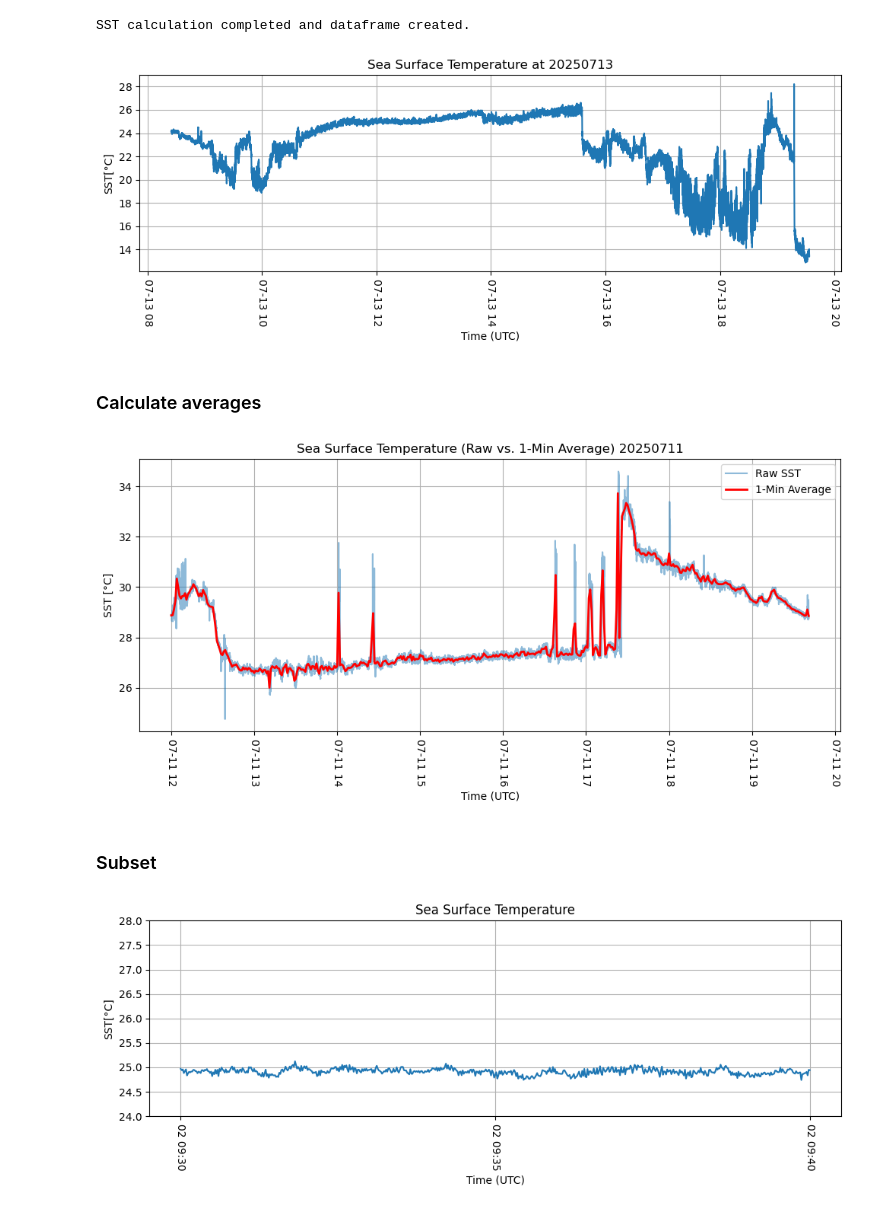
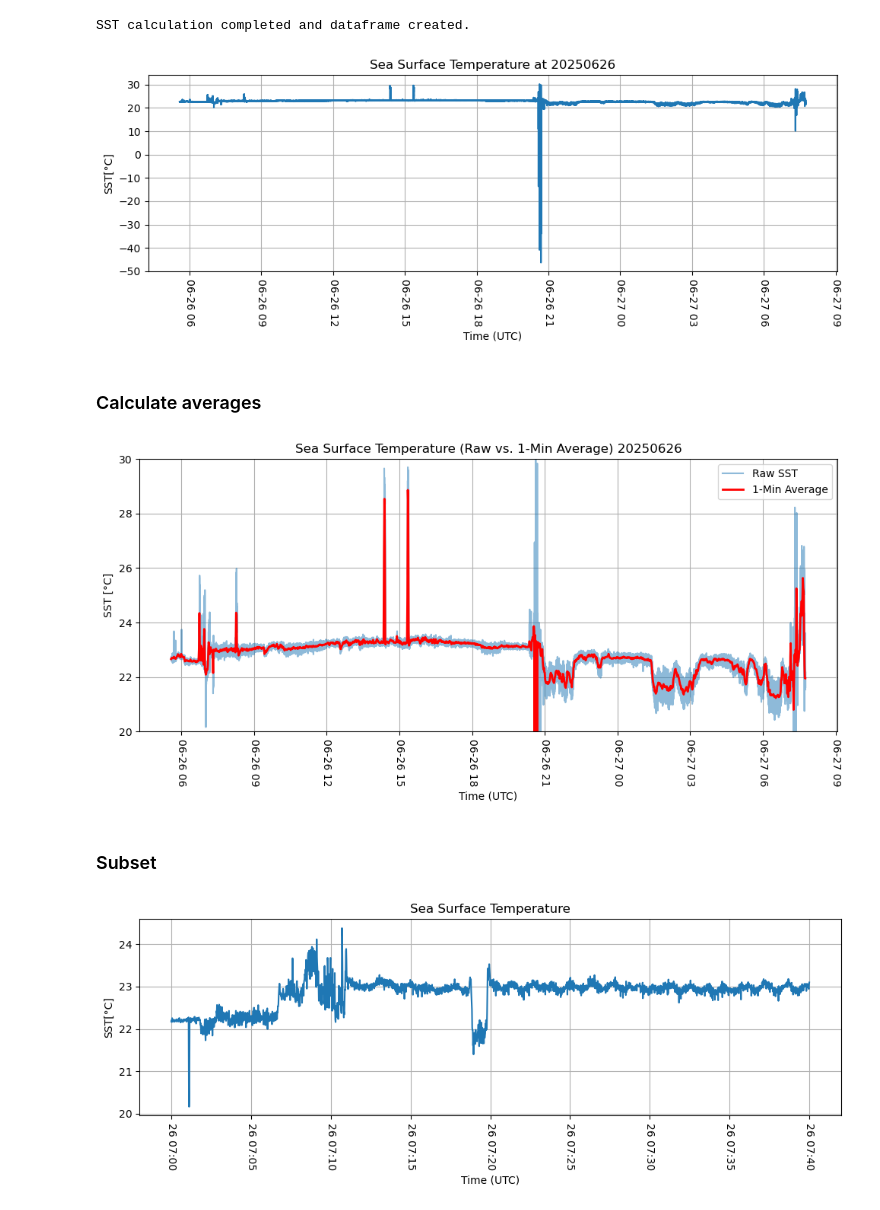
Before and after one commit to maibrittbergh/SST_RS_Meteor_2025, a Jupyter notebook: Infrared_cameras/postproc/postproc.ipynb, the cells around one changed output. Drawn from its saved outputs; the diff is of its cells as text; code cells hidden in the pictures.

Commit message:
post process for SML and SSt data

```diff
--- a/Infrared_cameras/postproc/postproc.ipynb
+++ b/Infrared_cameras/postproc/postproc.ipynb
@@ -10,6 +11,6 @@ import os
 # %%
 # === SETTINGS ===
-ID = "A9"  # Station ID
+ID = "A1"  # Station ID
 
 # === File Paths ===
 dir_path = Path.cwd()  # current working directory
@@ -17,6 +18,16 @@ print("Current working directory:", dir_path)
 
 # Data directory
 data_dir = dir_path.parent / "data"
+# Protocols directory
+protocol_dir = dir_path.parent / "protocols"
+# Results directory
+results_dir = dir_path.parent / "results"
+# Output path for the raw SST temperature
+out_dir = dir_path / "raw"
+# Output path for the averaged SST temperature
+out_dir_avg = dir_path / "1min"
+# Radiances before correction
+out_dir_rad = dir_path / "uncorrected_radiances"
 
 # Automatically find the latest (or only) file for the given station
 water_files = sorted(data_dir.glob(f"*{ID}_17_IR_Water.csv"))
@@ -36,6 +47,14 @@ if not water_files or not sky_files:
 water_file = water_files[0]
 sky_file = sky_files[0]
 
+# Halobates SST file
+halobates_file = sorted(data_dir.glob(f"*{ID}_17_CST_SML.csv"))
+halobates_file  = str(halobates_file[0])
+
+# Halobates protocol file
+protocol_file = sorted(protocol_dir.glob(f"*{ID}_17_CST_Schedule.csv"))
+protocol_file  = str(protocol_file[0])
+
 # Extract date string from filename
 date_str = water_file.name.split(f"{ID}_17")[0].rstrip("_")
 
@@ -48,11 +67,16 @@ sst_avg_file = out_dir_avg / f"{date_str}_{ID}_17_IR_SST_1min.csv"
 # Radiances before correction
 rad_out = out_dir_rad / f"{date_str}_{ID}_17_IR_radiance.csv"
 
+# Output path for SST vs SML data
+sst_sml_output_file = results_dir / "SST_vs_SML.csv"
+
 # === Debug output (optional) ===
 print("Data directory:", data_dir)
 print("Water file:", water_file)
 print("Sky file:", sky_file)
 print("Raw SST output file:", sst_output_file)
 print("Averaged SST output file:", sst_avg_file)
+print("Halobates SML file:", halobates_file)
+print("Halobates protocol file:", protocol_file)
 print("\nDate of station:", date_str)
 # %% [output]
@@ -68,8 +94,7 @@ Date of station: 20250713
 # === Define constants ===
 lambda_min = 8     # micrometers
 lambda_max = 14    # micrometers
-emissivity = 0.98  # assumed emissivity of sea surface CHECK CHECK CHECK
-
+emissivity = 0.985  # assumed emissivity of sea surface CHECK CHECK CHECK
 
 # === Define temperature range for lookup tables ===
 T_min = 280 # Kelvin
@@ -407,7 +422,7 @@ plt.tight_layout()
 
 plt.show()
 # %% [output]
-[figure, old version]
+[figure, new version]
 # %% [markdown]
 ### Calculate averages
 # %%
@@ -423,23 +438,22 @@ df_sst_avg.to_csv(sst_avg_file)
 # %%
 # PLOT
 plt.figure(figsize=(10, 5))
 plt.plot(df_sst["Time"], df_sst["SST (°C)"], label="Raw SST", alpha=0.5)
 plt.plot(df_sst_avg.index, df_sst_avg["SST (°C)"], label="1-Min Average", linewidth=2, color='red')
 
 plt.xlabel("Time (UTC)")
 plt.ylabel("SST [°C]")
 plt.title(f"Sea Surface Temperature (Raw vs. 1-Min Average) {date_str}")
 plt.xticks(rotation=-90)
 
-#plt.ylim(20, 30)
-
+plt.ylim(20, 30)
 
 plt.legend()
 plt.grid(True)
 plt.tight_layout()
 plt.show()
 # %% [output]
-[figure, old version]
+[figure, new version]
 # %% [markdown]
 ### Subset
 # %%
@@ -459,7 +473,7 @@ plt.plot(subset["Time"], subset["SST (°C)"], label="SST")
 plt.xlabel("Time (UTC)")
 plt.ylabel("SST[°C]")
 
-plt.ylim(24, 28)
+# plt.ylim(24, 28)
 
 plt.xticks(rotation=-90)
 plt.title("Sea Surface Temperature")
@@ -469,4 +483,4 @@ plt.tight_layout()
 
 plt.show()
 # %% [output]
-[figure, old version]
+[figure, new version]
```
Also changed, not shown: parts of 37 cells of this notebook, 8 other files.
